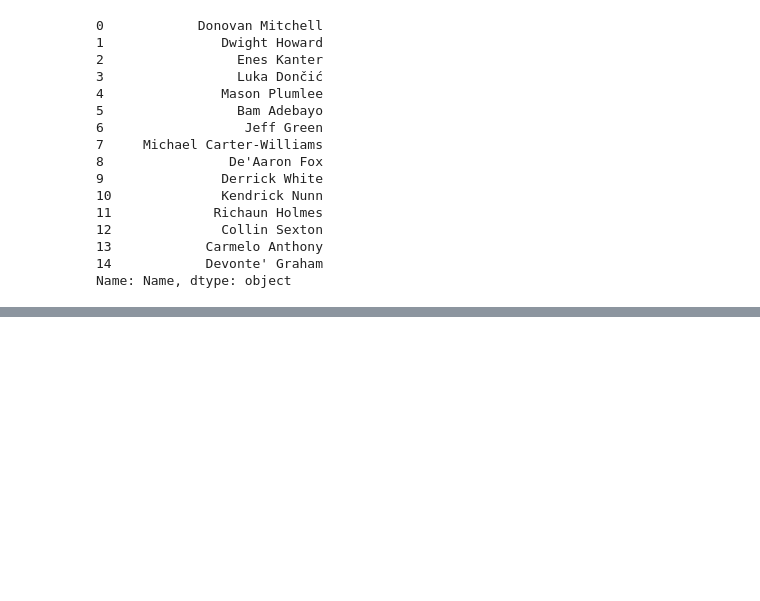
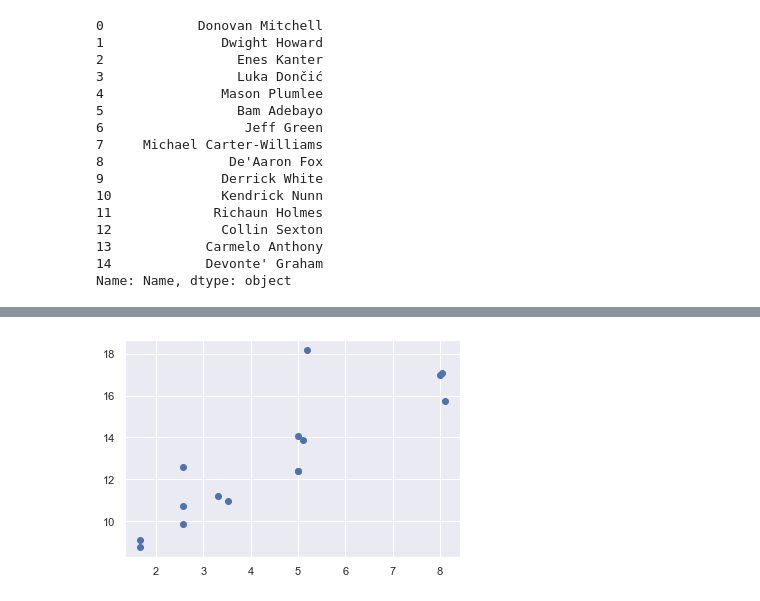
Before and after one commit to gulays/NBA_Salary_Prediction-Linear_Regression, a Jupyter notebook: codes/NBA_UnderpaidPlayers.ipynb, the cells around one changed output, grey strips where cells are left out. Saved outputs shown, nothing was run; the diff lists cells and outputs as text; code cells hidden in the pictures; blank space fills up the shorter version.

```diff
--- a/codes/NBA_UnderpaidPlayers.ipynb
+++ b/codes/NBA_UnderpaidPlayers.ipynb
@@ -329,0 +324,6 @@ nba.describe()
+# %%
+import matplotlib.pyplot as plt
+plt.scatter(underpaid.Salary_x, underpaid.Predicted)
+plt.show()
+# %% [output]
+[figure, added]
```
Also changed, not shown: parts of 7 cells of this notebook, 1 other file.
